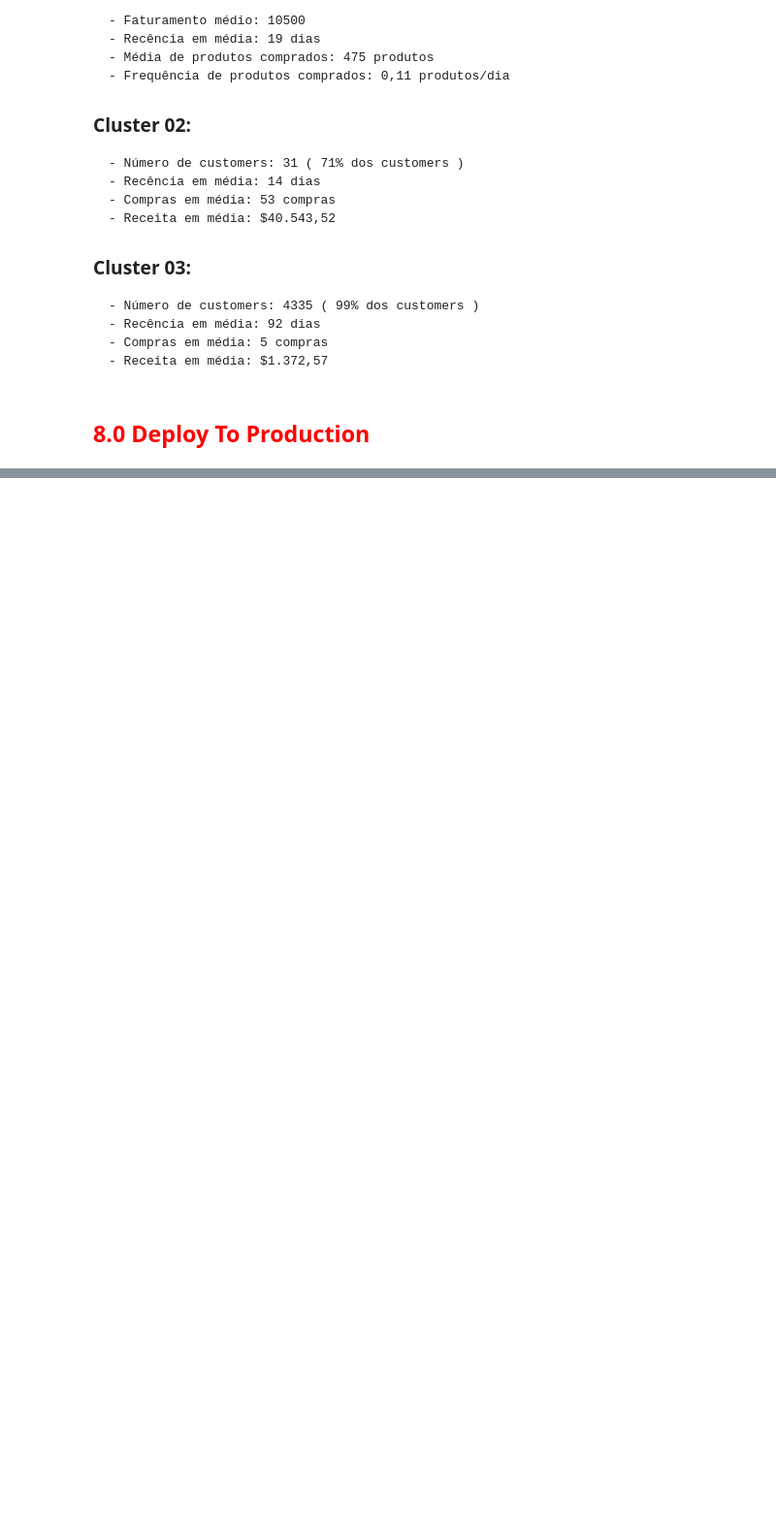
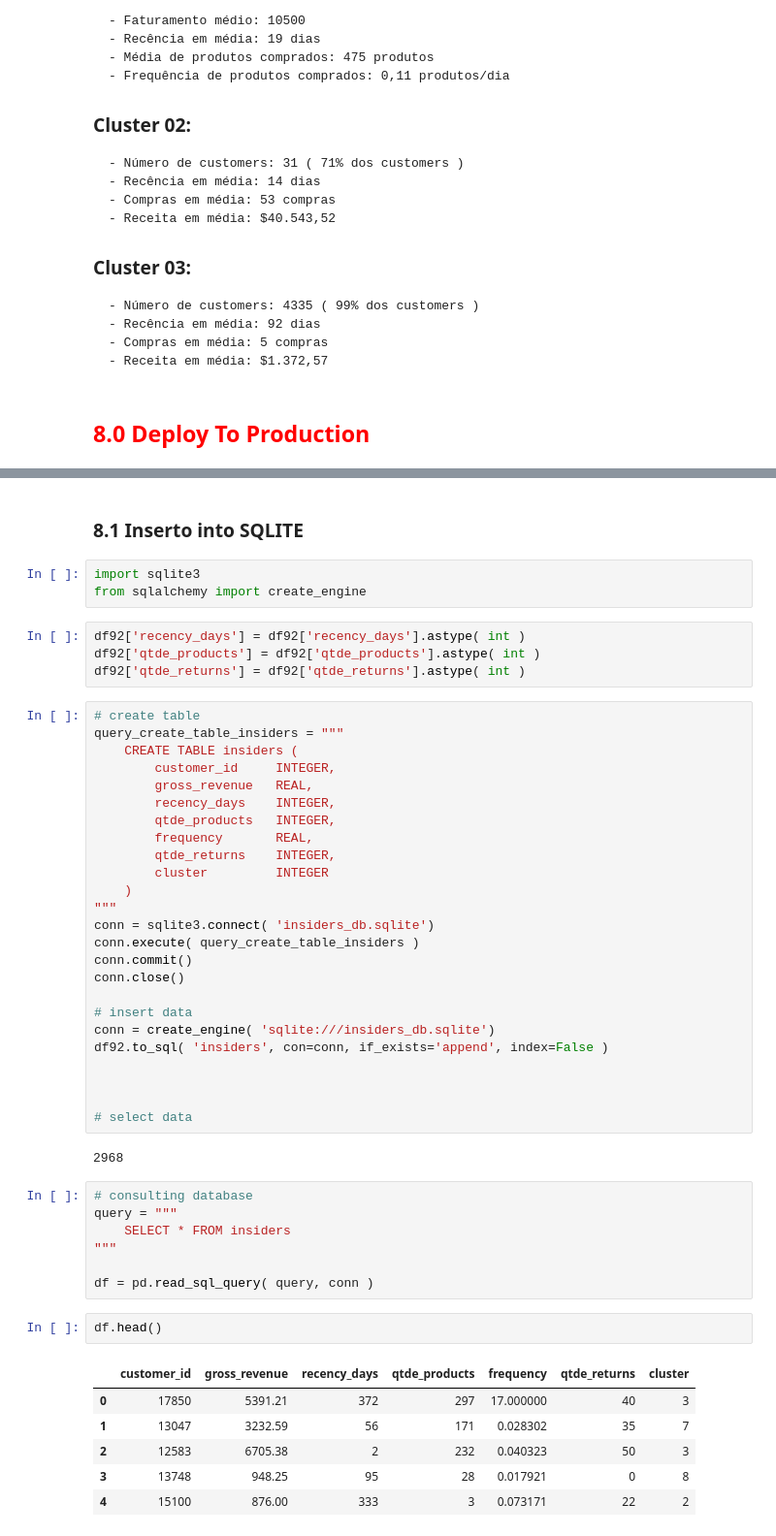
Before and after one commit to ThiagoBorgesLima/insiders_clustering, a Jupyter notebook: notebooks/c0.8-tbl-model.ipynb, the cells around one changed output, grey strips where cells are left out. Shown at 97% size. Saved outputs shown, nothing was run; the diff lists cells and outputs as text; blank space fills up the shorter version.

```diff
--- a/notebooks/c0.8-tbl-model.ipynb
+++ b/notebooks/c0.8-tbl-model.ipynb
@@ -661,0 +679,52 @@ df_cluster.sort_values(by='gross_revenue', ascending=False)
+# %% [markdown]
+### 8.1 Inserto into SQLITE
+# %%
+import sqlite3
+from sqlalchemy import create_engine
+# %%
+df92['recency_days'] = df92['recency_days'].astype( int )
+df92['qtde_products'] = df92['qtde_products'].astype( int )
+df92['qtde_returns'] = df92['qtde_returns'].astype( int )
+# %%
+# create table
+query_create_table_insiders = """
+    CREATE TABLE insiders (
+        customer_id     INTEGER,
+        gross_revenue   REAL,
+        recency_days    INTEGER,
+        qtde_products   INTEGER,
+        frequency       REAL,
+        qtde_returns    INTEGER,
+        cluster         INTEGER
+    )
+"""
+conn = sqlite3.connect( 'insiders_db.sqlite')
+conn.execute( query_create_table_insiders )
+conn.commit()
+conn.close()
+
+# insert data
+conn = create_engine( 'sqlite:///insiders_db.sqlite')
+df92.to_sql( 'insiders', con=conn, if_exists='append', index=False )
+
+
+
+# select data
+# %% [output]
+2968
+# %%
+# consulting database
+query = """
+    SELECT * FROM insiders
+"""
+
+df = pd.read_sql_query( query, conn )
+# %%
+df.head()
+# %% [output]
+|  | customer_id | gross_revenue | recency_days | qtde_products | frequency | qtde_returns | cluster |
+| 0 | 17850 | 5391.21 | 372 | 297 | 17.000000 | 40 | 3 |
+| 1 | 13047 | 3232.59 | 56 | 171 | 0.028302 | 35 | 7 |
+| 2 | 12583 | 6705.38 | 2 | 232 | 0.040323 | 50 | 3 |
+| 3 | 13748 | 948.25 | 95 | 28 | 0.017921 | 0 | 8 |
+| 4 | 15100 | 876.00 | 333 | 3 | 0.073171 | 22 | 2 |
```
Also changed, not shown: parts of 5 cells of this notebook, 1 other file.
